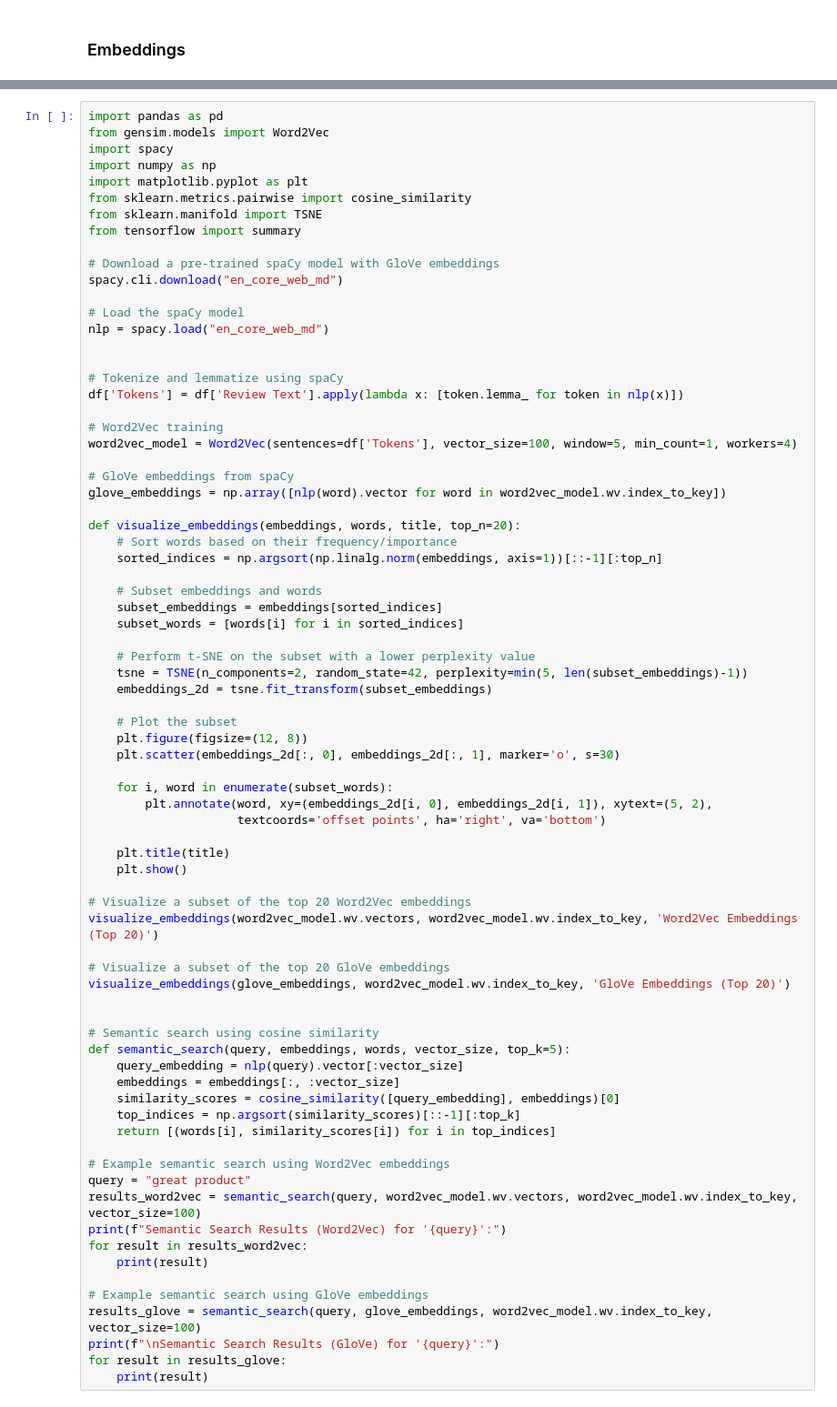
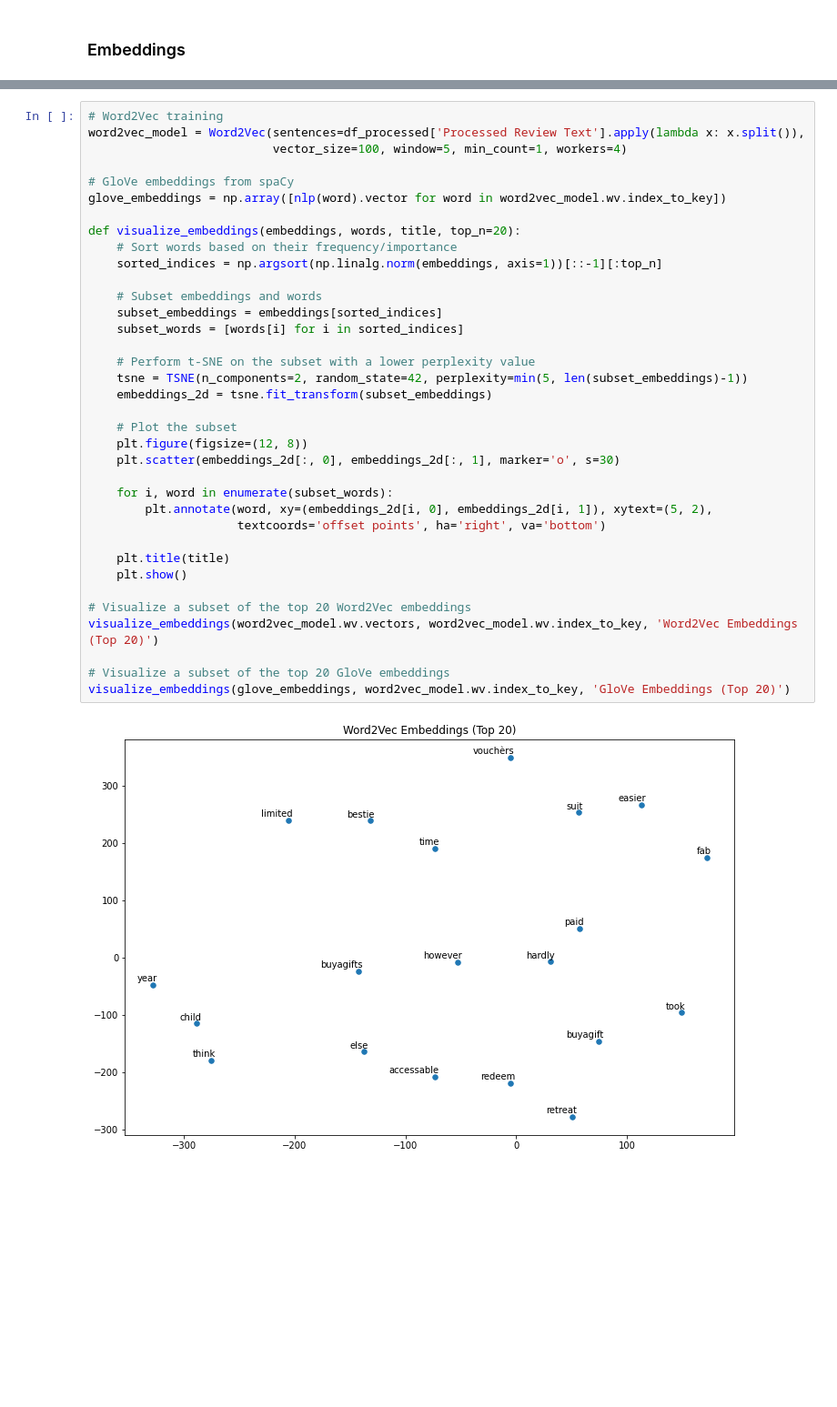
Before and after one commit to Shins0o/nlp-project, a Jupyter notebook: main.ipynb, the cells around one changed output, grey strips where cells are left out. Shown: that part at 91% size. Drawn from its saved outputs; the diff is of its cells as text; blank space fills up the shorter version.

```diff
--- a/main.ipynb
+++ b/main.ipynb
@@ -499,76 +466,38 @@ for topic in topics:
 # %%
-import pandas as pd
-from gensim.models import Word2Vec
-import spacy
-import numpy as np
-import matplotlib.pyplot as plt
-from sklearn.metrics.pairwise import cosine_similarity
-from sklearn.manifold import TSNE
-from tensorflow import summary
-
-# Download a pre-trained spaCy model with GloVe embeddings
-spacy.cli.download("en_core_web_md")
-
-# Load the spaCy model
-nlp = spacy.load("en_core_web_md")
-
-
-# Tokenize and lemmatize using spaCy
-df['Tokens'] = df['Review Text'].apply(lambda x: [token.lemma_ for token in nlp(x)])
-
 # Word2Vec training
-word2vec_model = Word2Vec(sentences=df['Tokens'], vector_size=100, window=5, min_count=1, workers=4)
+word2vec_model = Word2Vec(sentences=df_processed['Processed Review Text'].apply(lambda x: x.split()),
+                          vector_size=100, window=5, min_count=1, workers=4)
 
 # GloVe embeddings from spaCy
 glove_embeddings = np.array([nlp(word).vector for word in word2vec_model.wv.index_to_key])
 
 def visualize_embeddings(embeddings, words, title, top_n=20):
     # Sort words based on their frequency/importance
     sorted_indices = np.argsort(np.linalg.norm(embeddings, axis=1))[::-1][:top_n]
 
     # Subset embeddings and words
     subset_embeddings = embeddings[sorted_indices]
     subset_words = [words[i] for i in sorted_indices]
 
     # Perform t-SNE on the subset with a lower perplexity value
     tsne = TSNE(n_components=2, random_state=42, perplexity=min(5, len(subset_embeddings)-1))
     embeddings_2d = tsne.fit_transform(subset_embeddings)
 
     # Plot the subset
     plt.figure(figsize=(12, 8))
     plt.scatter(embeddings_2d[:, 0], embeddings_2d[:, 1], marker='o', s=30)
 
     for i, word in enumerate(subset_words):
         plt.annotate(word, xy=(embeddings_2d[i, 0], embeddings_2d[i, 1]), xytext=(5, 2),
                      textcoords='offset points', ha='right', va='bottom')
 
     plt.title(title)
     plt.show()
 
 # Visualize a subset of the top 20 Word2Vec embeddings
 visualize_embeddings(word2vec_model.wv.vectors, word2vec_model.wv.index_to_key, 'Word2Vec Embeddings (Top 20)')
 
 # Visualize a subset of the top 20 GloVe embeddings
 visualize_embeddings(glove_embeddings, word2vec_model.wv.index_to_key, 'GloVe Embeddings (Top 20)')
-
-
-# Semantic search using cosine similarity
-def semantic_search(query, embeddings, words, vector_size, top_k=5):
-    query_embedding = nlp(query).vector[:vector_size]
-    embeddings = embeddings[:, :vector_size]
-    similarity_scores = cosine_similarity([query_embedding], embeddings)[0]
-    top_indices = np.argsort(similarity_scores)[::-1][:top_k]
-    return [(words[i], similarity_scores[i]) for i in top_indices]
-
-# Example semantic search using Word2Vec embeddings
-query = "great product"
-results_word2vec = semantic_search(query, word2vec_model.wv.vectors, word2vec_model.wv.index_to_key, vector_size=100)
-print(f"Semantic Search Results (Word2Vec) for '{query}':")
-for result in results_word2vec:
-    print(result)
-
-# Example semantic search using GloVe embeddings
-results_glove = semantic_search(query, glove_embeddings, word2vec_model.wv.index_to_key, vector_size=100)
-print(f"\nSemantic Search Results (GloVe) for '{query}':")
-for result in results_glove:
-    print(result)
+# %% [output]
+[figure, added]
```
Also changed, not shown: parts of 9 cells of this notebook.
